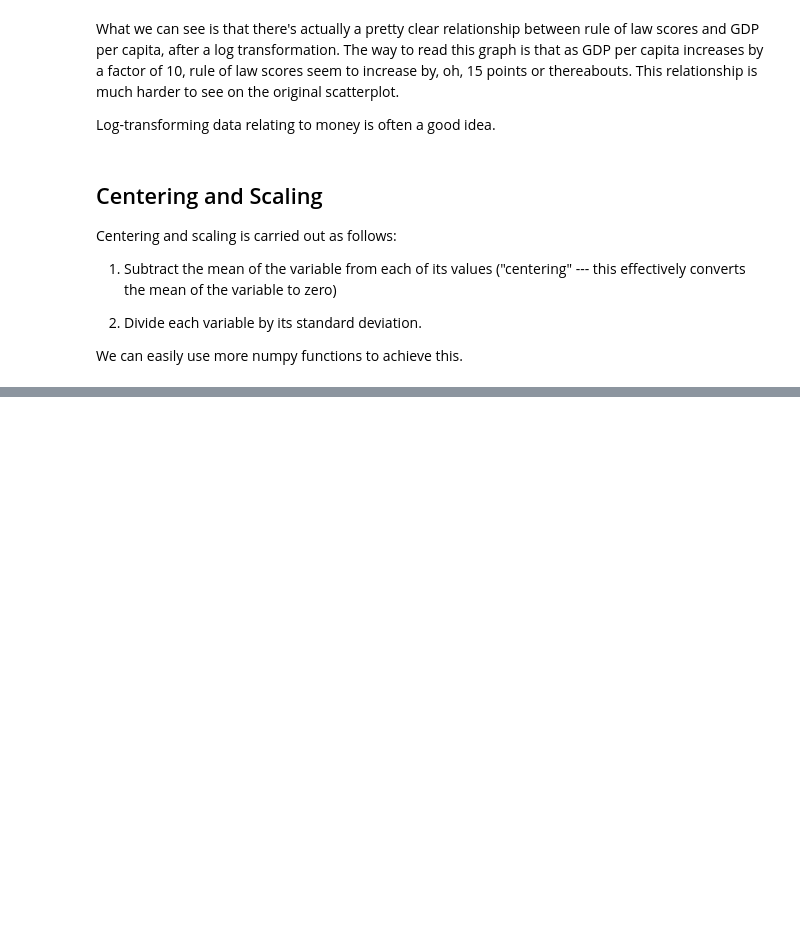
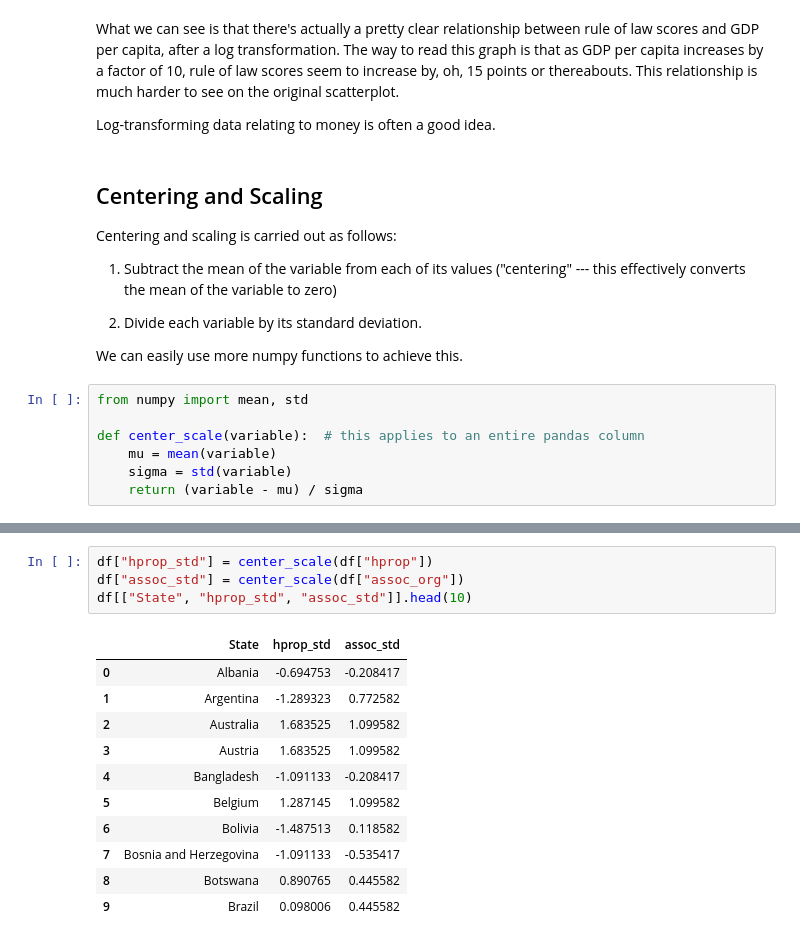
Before and after one commit to paultopia/library_gobbledygook, a Jupyter notebook: lesson_notebooks/data-transformations.ipynb, the cells around one changed output, grey strips where cells are left out. Cells and saved outputs as stored; diff of their text form; blank space fills up the shorter version.

```diff
--- a/lesson_notebooks/data-transformations.ipynb
+++ b/lesson_notebooks/data-transformations.ipynb
@@ -108,3 +127,10 @@ Centering and scaling is carried out as follows:
 2.  Divide each variable by its standard deviation.
 
 We can easily use more numpy functions to achieve this.
+# %%
+from numpy import mean, std
+
+def center_scale(variable):  # this applies to an entire pandas column
+    mu = mean(variable)
+    sigma = std(variable)
+    return (variable - mu) / sigma
@@ -110,0 +159,16 @@ We can easily use more numpy functions to achieve this.
+# %%
+df["hprop_std"] = center_scale(df["hprop"])
+df["assoc_std"] = center_scale(df["assoc_org"])
+df[["State", "hprop_std", "assoc_std"]].head(10)
+# %% [output]
+|  | State | hprop_std | assoc_std |
+| 0 | Albania | -0.694753 | -0.208417 |
+| 1 | Argentina | -1.289323 | 0.772582 |
+| 2 | Australia | 1.683525 | 1.099582 |
+| 3 | Austria | 1.683525 | 1.099582 |
+| 4 | Bangladesh | -1.091133 | -0.208417 |
+| 5 | Belgium | 1.287145 | 1.099582 |
+| 6 | Bolivia | -1.487513 | 0.118582 |
+| 7 | Bosnia and Herzegovina | -1.091133 | -0.535417 |
+| 8 | Botswana | 0.890765 | 0.445582 |
+| 9 | Brazil | 0.098006 | 0.445582 |
```
Also changed, not shown: parts of 9 cells of this notebook, 1 other file.
